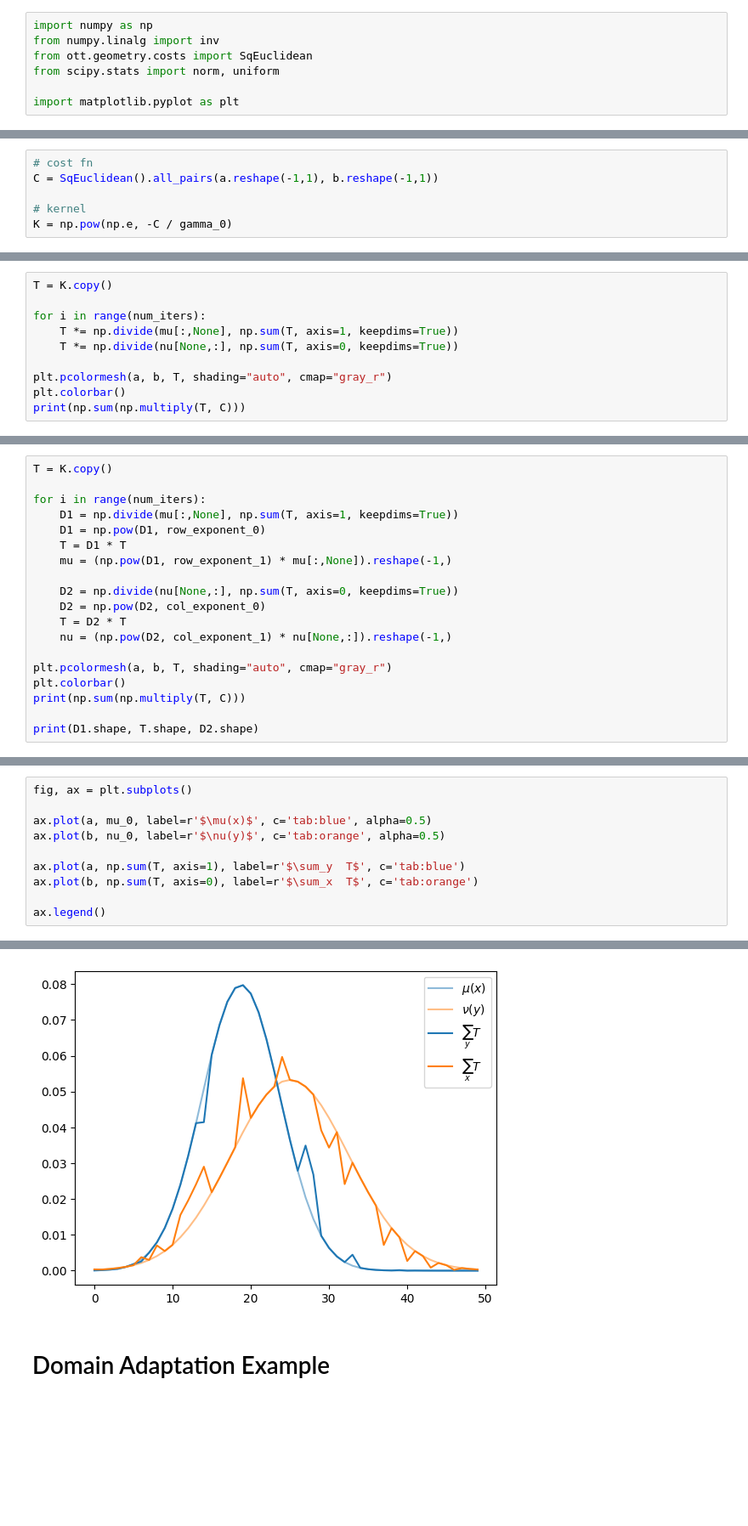
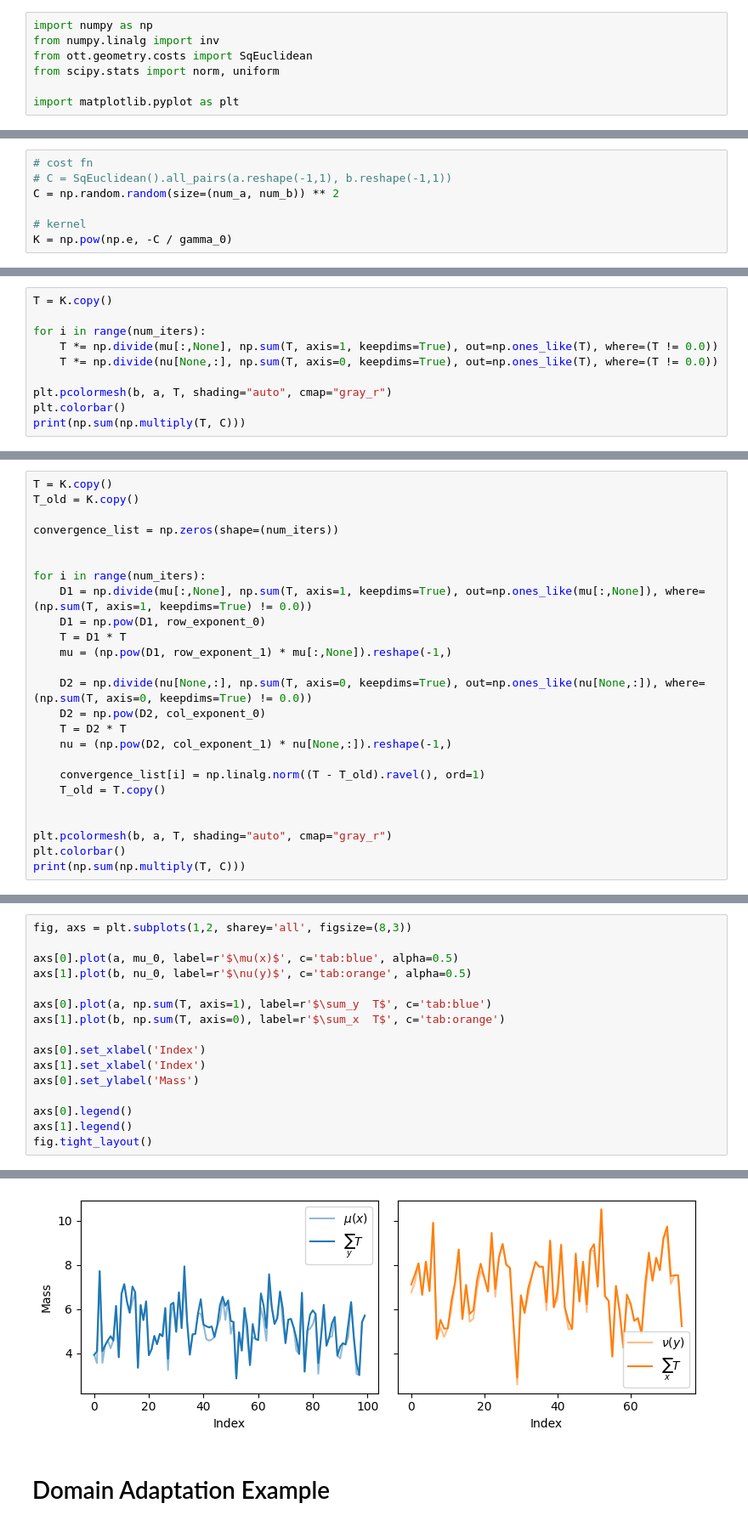
Before and after one commit to Langbridge/constrained-ot, a Jupyter notebook: first-paper/applications_script.ipynb, the cells around one changed output, grey strips where cells are left out. Shown at 85% size. Drawn from its saved outputs; the diff is of its cells as text; blank space fills up the shorter version.

```diff
--- a/first-paper/applications_script.ipynb
+++ b/first-paper/applications_script.ipynb
@@ -61,6 +68,7 @@ ax.legend()
 # %%
 # cost fn
-C = SqEuclidean().all_pairs(a.reshape(-1,1), b.reshape(-1,1))
+# C = SqEuclidean().all_pairs(a.reshape(-1,1), b.reshape(-1,1))
+C = np.random.random(size=(num_a, num_b)) ** 2
 
 # kernel
 K = np.pow(np.e, -C / gamma_0)
@@ -73,10 +89,10 @@ K[l_idxs_x, l_idxs_y] = 0
 T = K.copy()
 
 for i in range(num_iters):
-    T *= np.divide(mu[:,None], np.sum(T, axis=1, keepdims=True))
-    T *= np.divide(nu[None,:], np.sum(T, axis=0, keepdims=True))
+    T *= np.divide(mu[:,None], np.sum(T, axis=1, keepdims=True), out=np.ones_like(T), where=(T != 0.0))
+    T *= np.divide(nu[None,:], np.sum(T, axis=0, keepdims=True), out=np.ones_like(T), where=(T != 0.0))
 
-plt.pcolormesh(a, b, T, shading="auto", cmap="gray_r")
+plt.pcolormesh(b, a, T, shading="auto", cmap="gray_r")
 plt.colorbar()
 print(np.sum(np.multiply(T, C)))
 # %% [output]
@@ -98,20 +122,26 @@ ax.legend()
 # %%
 T = K.copy()
+T_old = K.copy()
+
+convergence_list = np.zeros(shape=(num_iters))
+
 
 for i in range(num_iters):
-    D1 = np.divide(mu[:,None], np.sum(T, axis=1, keepdims=True))
+    D1 = np.divide(mu[:,None], np.sum(T, axis=1, keepdims=True), out=np.ones_like(mu[:,None]), where=(np.sum(T, axis=1, keepdims=True) != 0.0))
     D1 = np.pow(D1, row_exponent_0)
     T = D1 * T
     mu = (np.pow(D1, row_exponent_1) * mu[:,None]).reshape(-1,)
 
-    D2 = np.divide(nu[None,:], np.sum(T, axis=0, keepdims=True))
+    D2 = np.divide(nu[None,:], np.sum(T, axis=0, keepdims=True), out=np.ones_like(nu[None,:]), where=(np.sum(T, axis=0, keepdims=True) != 0.0))
     D2 = np.pow(D2, col_exponent_0)
     T = D2 * T
     nu = (np.pow(D2, col_exponent_1) * nu[None,:]).reshape(-1,)
 
-plt.pcolormesh(a, b, T, shading="auto", cmap="gray_r")
+    convergence_list[i] = np.linalg.norm((T - T_old).ravel(), ord=1)
+    T_old = T.copy()
+
+
+plt.pcolormesh(b, a, T, shading="auto", cmap="gray_r")
 plt.colorbar()
 print(np.sum(np.multiply(T, C)))
-
-print(D1.shape, T.shape, D2.shape)
 # %% [output]
@@ -144,11 +183,17 @@ fig.legend(labels=['Relaxed', 'Constrained'], handles=[Patch(facecolor='green'),
 # %%
-fig, ax = plt.subplots()
+fig, axs = plt.subplots(1,2, sharey='all', figsize=(8,3))
 
-ax.plot(a, mu_0, label=r'$\mu(x)$', c='tab:blue', alpha=0.5)
-ax.plot(b, nu_0, label=r'$\nu(y)$', c='tab:orange', alpha=0.5)
+axs[0].plot(a, mu_0, label=r'$\mu(x)$', c='tab:blue', alpha=0.5)
+axs[1].plot(b, nu_0, label=r'$\nu(y)$', c='tab:orange', alpha=0.5)
 
-ax.plot(a, np.sum(T, axis=1), label=r'$\sum_y  T$', c='tab:blue')
-ax.plot(b, np.sum(T, axis=0), label=r'$\sum_x  T$', c='tab:orange')
+axs[0].plot(a, np.sum(T, axis=1), label=r'$\sum_y  T$', c='tab:blue')
+axs[1].plot(b, np.sum(T, axis=0), label=r'$\sum_x  T$', c='tab:orange')
 
-ax.legend()
+axs[0].set_xlabel('Index')
+axs[1].set_xlabel('Index')
+axs[0].set_ylabel('Mass')
+
+axs[0].legend()
+axs[1].legend()
+fig.tight_layout()
 # %% [output]
@@ -156,4 +200,4 @@ ax.legend()
-[figure, old version]
+[figure, new version]
 # %% [markdown]
 # Domain Adaptation Example
 # %%
```
Also changed, not shown: parts of 20 cells of this notebook, 2 other files.
